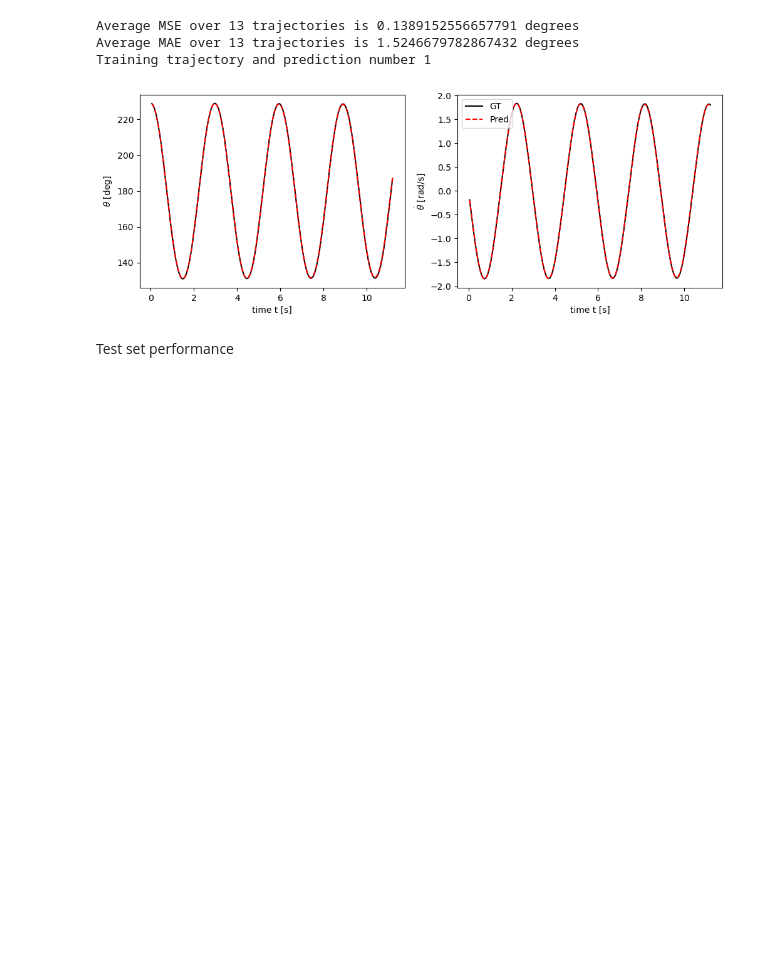
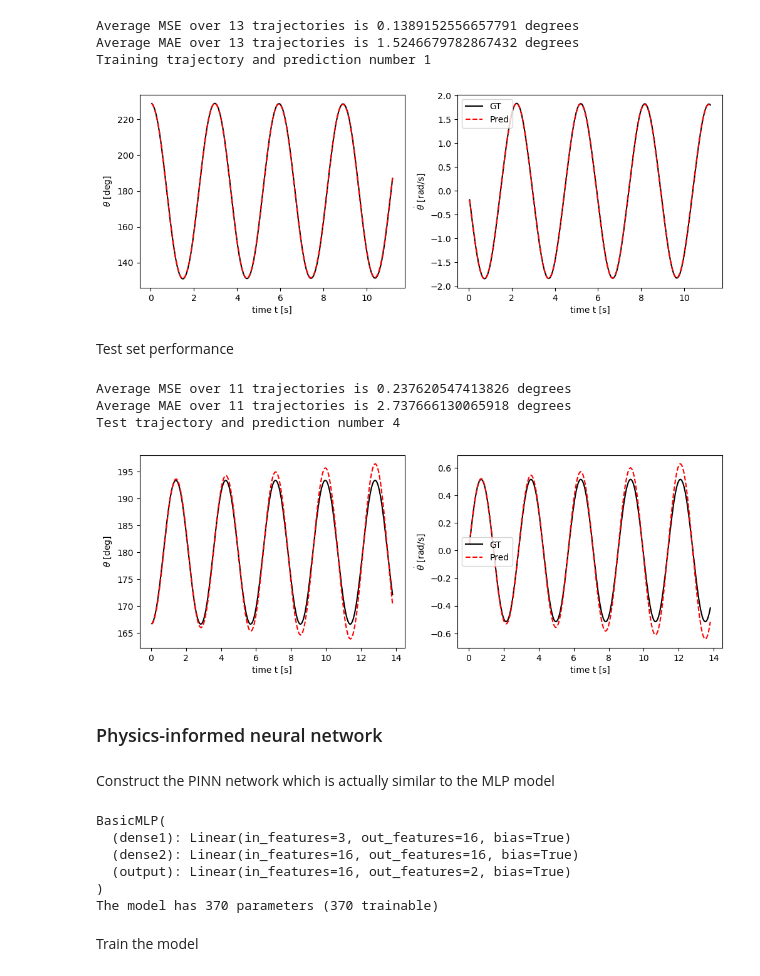
Before and after one commit to kamarain/course_examples, a Jupyter notebook: ODE_pendulum.ipynb, the cells around one changed output. Drawn from its saved outputs; the diff is of its cells as text; code cells hidden in the pictures; blank space fills up the shorter version.

```diff
--- a/ODE_pendulum.ipynb
+++ b/ODE_pendulum.ipynb
@@ -393,35 +393,58 @@ print_ind = np.random.randint(0,N_te)
 ind = -1
 theta_mse = []
 theta_mae = []
 for y,t in zip(Y_te,T_te):
     ind += 1
     y = torch.from_numpy(y).float().t() # shape N,2
     t = torch.from_numpy(t).float()
     t = t.view(len(t),1) # shape Nhttps://pytorch.org/docs/stable/generated/torch.t.html#torch.t,1
 
     y_in = y[:-1,:]
     y_out = y[1:,:]
     t_out = t[1:]
     y_pred = torch.empty(y_out.shape)
     y_pred[0,:] = model_mlpseq(y_in[0,:].float())
 
     for te_ind in range(1,y_out.shape[0]):
         y_pred[te_ind,:] = model_mlpseq(y_pred[te_ind-1,:])
     y_pred = y_pred.detach()
     y = y_out # First element is not counted as it is not estimated
     t = t_out
 
     theta_mse.append(torch.sqrt(torch.sum(torch.pow(y[:,0]-y_pred[:,0],2)))/y.shape[0])
     theta_mae.append(torch.sum(abs(y[:,0]-y_pred[:,0]))/y.shape[0])
 
     if ind == print_ind:
         y_plot = y
         y_pred_plot = y_pred
         t_plot = t
 
-avg_theta_mse = sum(theta_mse)/N_tr
-avg_theta_mae = sum(theta_mae)/N_tr
-print(f'Average MSE over {N_tr} trajectories is {avg_theta_mse*180/np.pi} degrees')
-print(f'Average MAE over {N_tr} trajectories is {avg_theta_mae*180/np.pi} degrees')
-print(f'Training trajectory and prediction number {print_ind}')
+avg_theta_mse = sum(theta_mse)/N_te
+avg_theta_mae = sum(theta_mae)/N_te
+print(f'Average MSE over {N_te} trajectories is {avg_theta_mse*180/np.pi} degrees')
+print(f'Average MAE over {N_te} trajectories is {avg_theta_mae*180/np.pi} degrees')
+print(f'Test trajectory and prediction number {print_ind}')
 pendulum_comparison_plot(t_plot,y_plot.t(),t_plot, y_pred_plot.t())
+# %% [output]
+Average MSE over 11 trajectories is 0.237620547413826 degrees
+Average MAE over 11 trajectories is 2.737666130065918 degrees
+Test trajectory and prediction number 4
+[figure, added]
+# %% [markdown]
+### Physics-informed neural network
+# %% [markdown]
+Construct the PINN network which is actually similar to the MLP model
+# %%
+model_pinn = BasicMLP(3,16,2)
+
+print(model_pinn)
+print(f'The model has {sum(p.numel() for p in model_pinn.parameters())} parameters ({sum(p.numel() for p in model_pinn.parameters() if p.requires_grad)} trainable)')
+# %% [output]
+BasicMLP(
+  (dense1): Linear(in_features=3, out_features=16, bias=True)
+  (dense2): Linear(in_features=16, out_features=16, bias=True)
+  (output): Linear(in_features=16, out_features=2, bias=True)
+)
+The model has 370 parameters (370 trainable)
+# %% [markdown]
+Train the model
```
Also changed, not shown: parts of 19 cells of this notebook.
